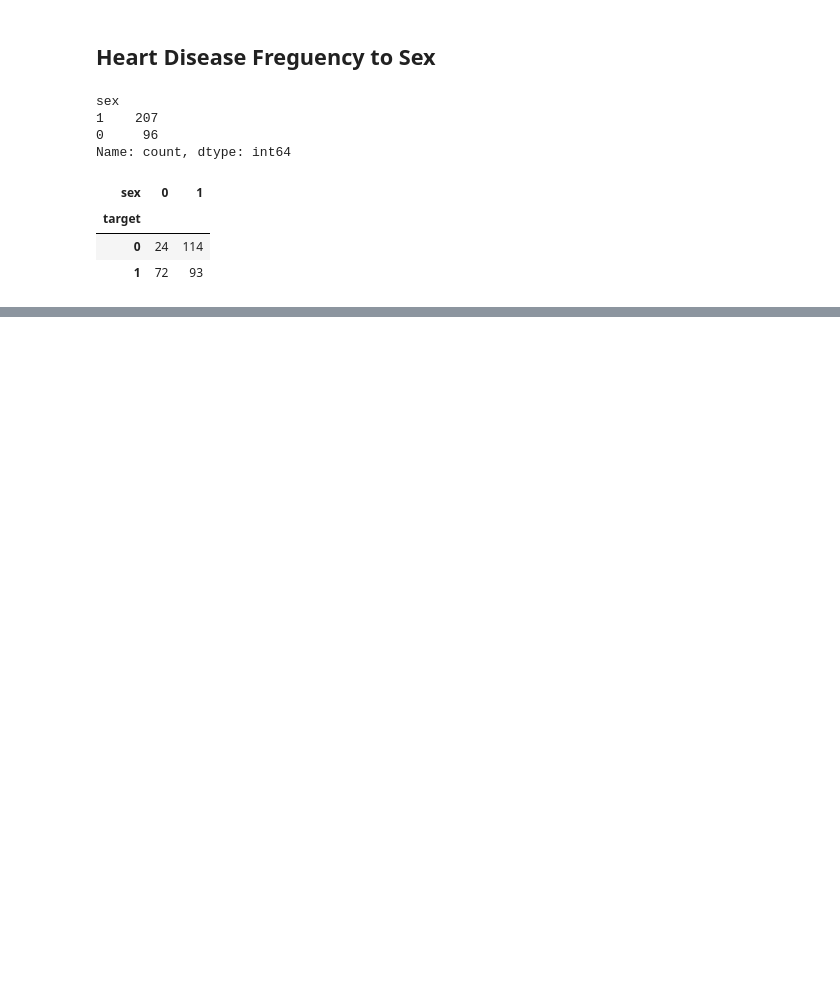
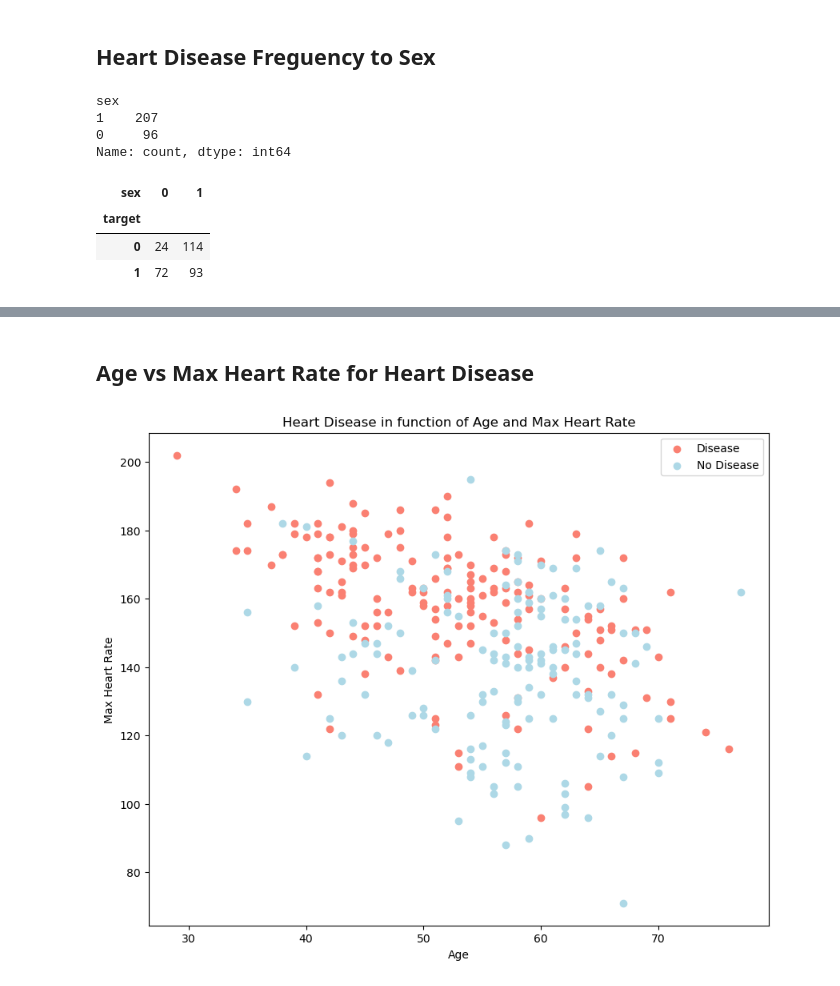
Before and after one commit to HerbertNtim/heart-disease_project, a Jupyter notebook: notebooks/end-to-end-heart-disease-classification.ipynb, the cells around one changed output, grey strips where cells are left out. Saved outputs shown, nothing was run; the diff lists cells and outputs as text; code cells hidden in the pictures; blank space fills up the shorter version.

```diff
--- a/notebooks/end-to-end-heart-disease-classification.ipynb
+++ b/notebooks/end-to-end-heart-disease-classification.ipynb
@@ -116,0 +117,15 @@ plt.legend(['Female', 'Male']);
+# %% [markdown]
+## Age vs Max Heart Rate for Heart Disease
+# %%
+# Create scatter plot with both positive and negative heart disease
+plt.figure(figsize=(10, 8))
+
+plt.scatter(heart_disease.age[heart_disease.target==1], heart_disease.thalach[heart_disease.target==1], c='salmon')
+plt.scatter(heart_disease.age[heart_disease.target==0], heart_disease.thalach[heart_disease.target==0], c='lightblue')
+
+plt.title('Heart Disease in function of Age and Max Heart Rate')
+plt.xlabel('Age')
+plt.ylabel("Max Heart Rate")
+plt.legend(['Disease', 'No Disease']);
+# %% [output]
+[figure, added]
```
Also changed, not shown: parts of 6 cells of this notebook.
